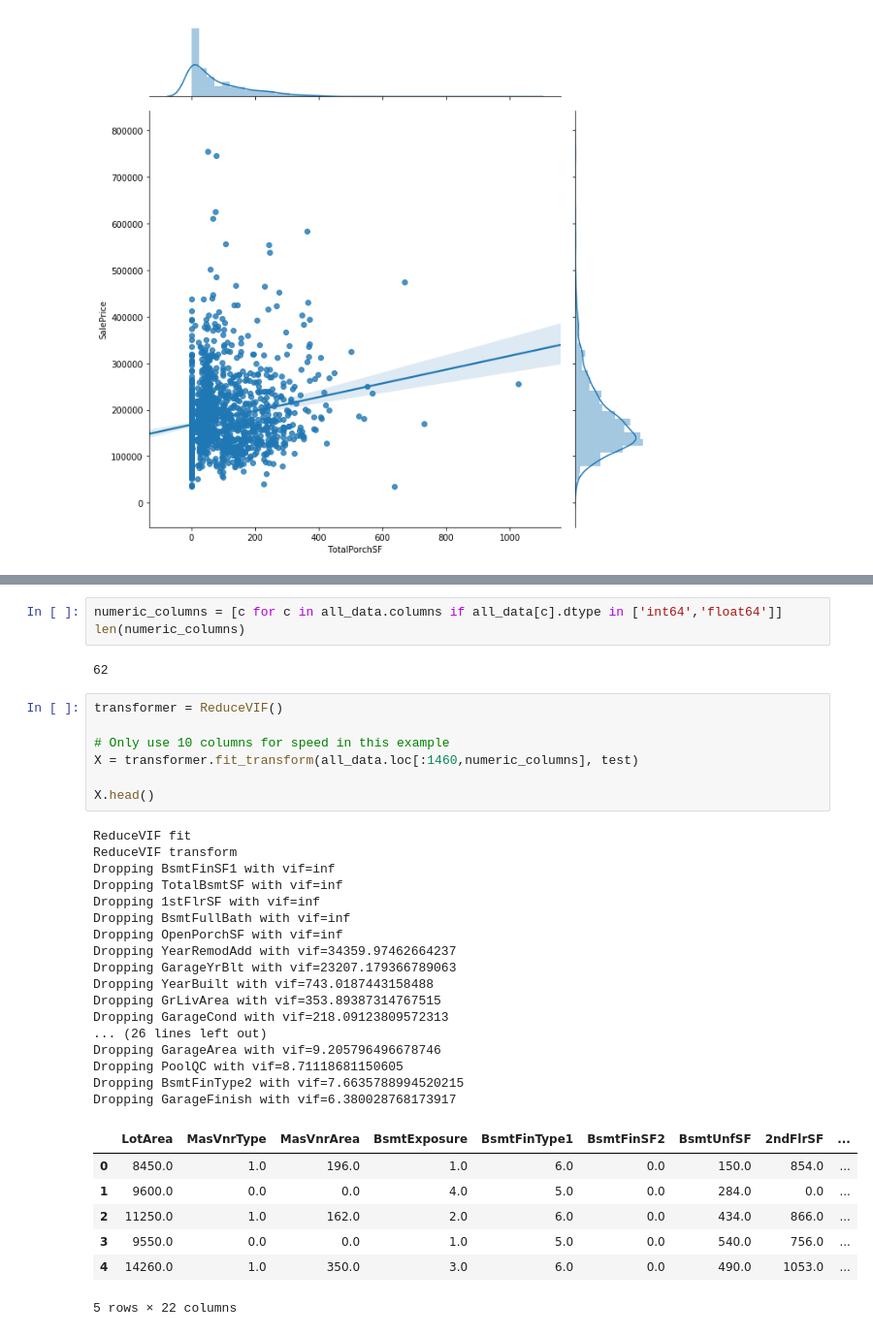
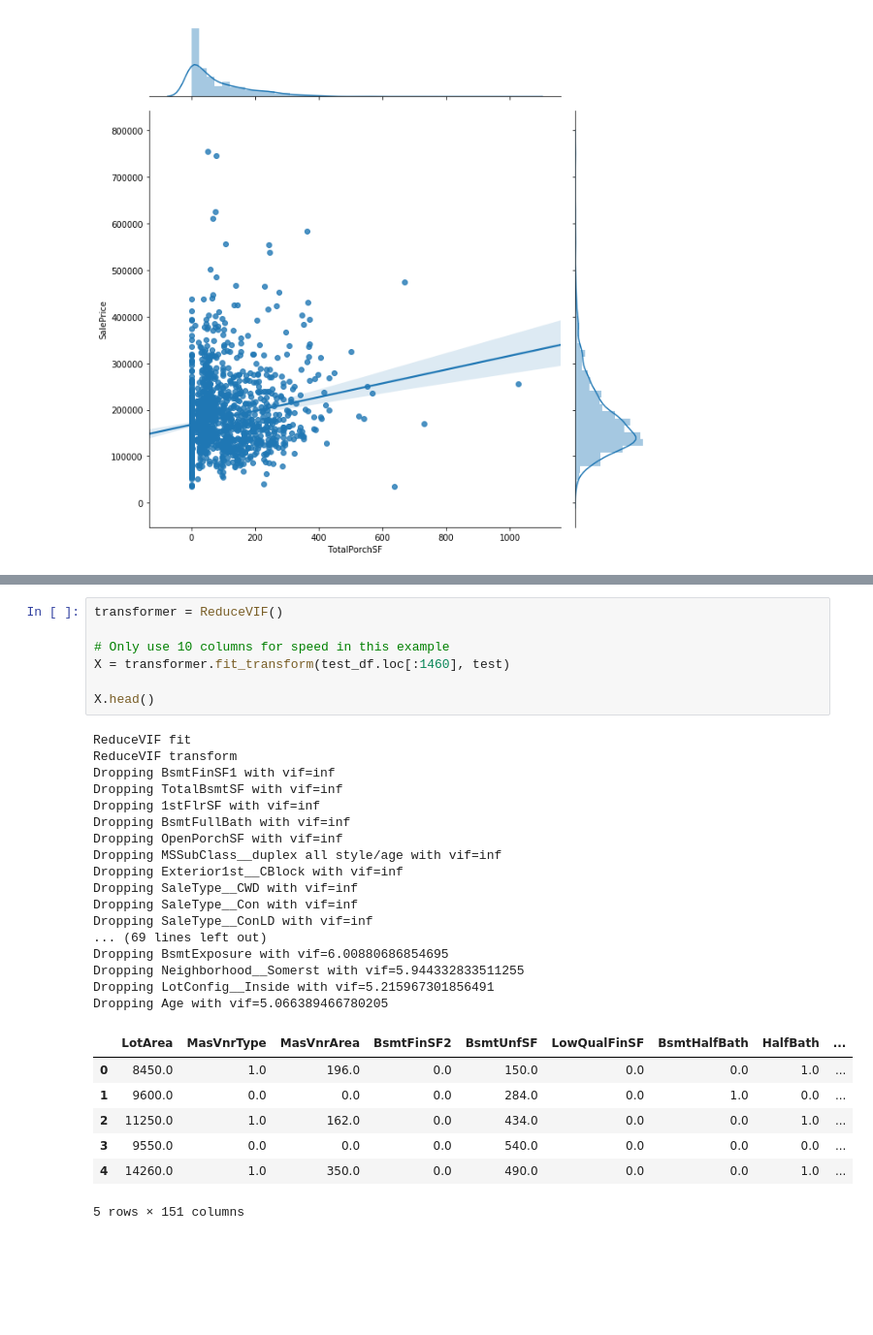
Before and after one commit to axyarthur/project3, a Jupyter notebook: WillThurston/Intro to EDA with Predicting Housing Prices.ipynb, the cells around one changed output, grey strips where cells are left out. Shown at 97% size. Drawn from its saved outputs; the diff is of its cells as text; blank space fills up the shorter version.

```diff
--- a/WillThurston/Intro to EDA with Predicting Housing Prices.ipynb
+++ b/WillThurston/Intro to EDA with Predicting Housing Prices.ipynb
@@ -1385,40 +1729,35 @@ class ReduceVIF(BaseEstimator, TransformerMixin):
                 X = X.drop([X.columns.tolist()[maxloc]], axis=1)
                 dropped=True
         return X
-# %%
-numeric_columns = [c for c in all_data.columns if all_data[c].dtype in ['int64','float64']]
-len(numeric_columns)
-# %% [output]
-62
 # %%
 transformer = ReduceVIF()
 
 # Only use 10 columns for speed in this example
-X = transformer.fit_transform(all_data.loc[:1460,numeric_columns], test)
+X = transformer.fit_transform(test_df.loc[:1460], test)
 
 X.head()
 # %% [output]
 ReduceVIF fit
 ReduceVIF transform
 Dropping BsmtFinSF1 with vif=inf
 Dropping TotalBsmtSF with vif=inf
 Dropping 1stFlrSF with vif=inf
 Dropping BsmtFullBath with vif=inf
 Dropping OpenPorchSF with vif=inf
-Dropping YearRemodAdd with vif=34359.97462664237
-Dropping GarageYrBlt with vif=23207.179366789063
-Dropping YearBuilt with vif=743.0187443158488
-Dropping GrLivArea with vif=353.89387314767515
-Dropping GarageCond with vif=218.09123809572313
-... (26 lines left out)
-Dropping GarageArea with vif=9.205796496678746
-Dropping PoolQC with vif=8.71118681150605
-Dropping BsmtFinType2 with vif=7.6635788994520215
-Dropping GarageFinish with vif=6.380028768173917
+Dropping MSSubClass__duplex all style/age with vif=inf
+Dropping Exterior1st__CBlock with vif=inf
+Dropping SaleType__CWD with vif=inf
+Dropping SaleType__Con with vif=inf
+Dropping SaleType__ConLD with vif=inf
+... (69 lines left out)
+Dropping BsmtExposure with vif=6.00880686854695
+Dropping Neighborhood__Somerst with vif=5.944332833511255
+Dropping LotConfig__Inside with vif=5.215967301856491
+Dropping Age with vif=5.066389466780205
-|  | LotArea | MasVnrType | MasVnrArea | BsmtExposure | BsmtFinType1 | BsmtFinSF2 | BsmtUnfSF | 2ndFlrSF | ... |
-| 0 | 8450.0 | 1.0 | 196.0 | 1.0 | 6.0 | 0.0 | 150.0 | 854.0 | ... |
-| 1 | 9600.0 | 0.0 | 0.0 | 4.0 | 5.0 | 0.0 | 284.0 | 0.0 | ... |
-| 2 | 11250.0 | 1.0 | 162.0 | 2.0 | 6.0 | 0.0 | 434.0 | 866.0 | ... |
-| 3 | 9550.0 | 0.0 | 0.0 | 1.0 | 5.0 | 0.0 | 540.0 | 756.0 | ... |
-| 4 | 14260.0 | 1.0 | 350.0 | 3.0 | 6.0 | 0.0 | 490.0 | 1053.0 | ... |
+|  | LotArea | MasVnrType | MasVnrArea | BsmtFinSF2 | BsmtUnfSF | LowQualFinSF | BsmtHalfBath | HalfBath | ... |
+| 0 | 8450.0 | 1.0 | 196.0 | 0.0 | 150.0 | 0.0 | 0.0 | 1.0 | ... |
+| 1 | 9600.0 | 0.0 | 0.0 | 0.0 | 284.0 | 0.0 | 1.0 | 0.0 | ... |
+| 2 | 11250.0 | 1.0 | 162.0 | 0.0 | 434.0 | 0.0 | 0.0 | 1.0 | ... |
+| 3 | 9550.0 | 0.0 | 0.0 | 0.0 | 540.0 | 0.0 | 0.0 | 0.0 | ... |
+| 4 | 14260.0 | 1.0 | 350.0 | 0.0 | 490.0 | 0.0 | 0.0 | 1.0 | ... |
-5 rows × 22 columns
+5 rows × 151 columns
```
Also changed, not shown: parts of 53 cells of this notebook.
